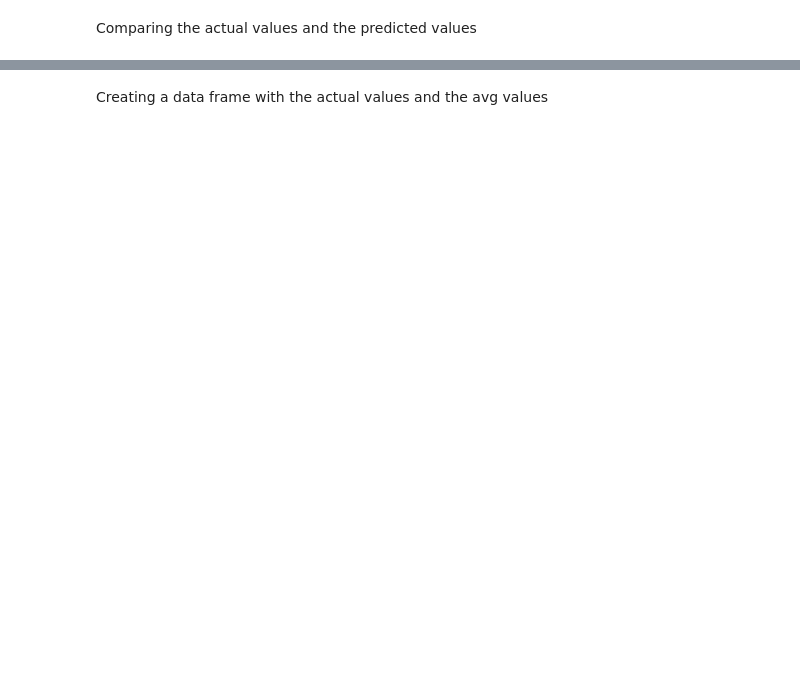
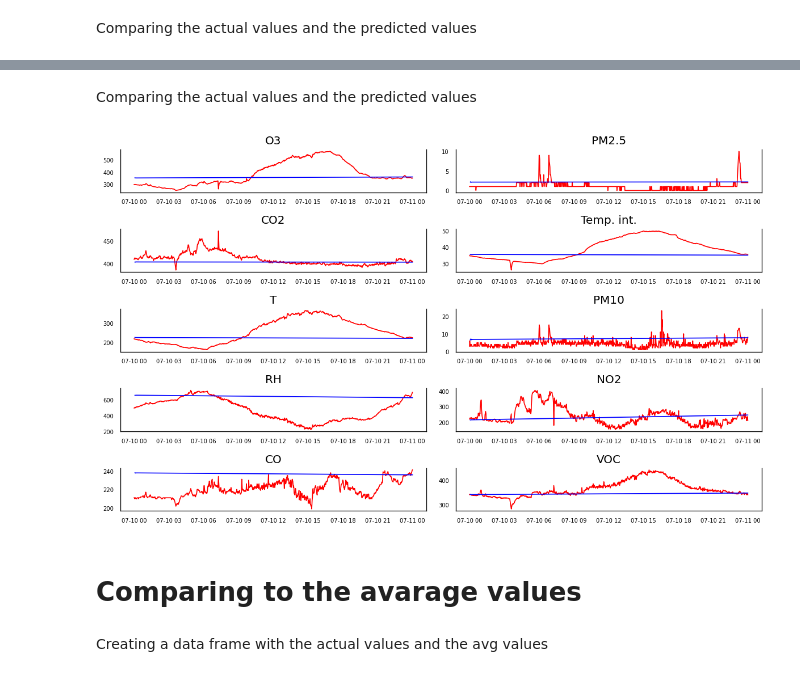
Before and after one commit to marcochisci/Anomaly_detection, a Jupyter notebook: One_Day_Anomaly_Detection.ipynb, the cells around one changed output, grey strips where cells are left out. Saved outputs shown, nothing was run; the diff lists cells and outputs as text; code cells hidden in the pictures; blank space fills up the shorter version.

```diff
--- a/One_Day_Anomaly_Detection.ipynb
+++ b/One_Day_Anomaly_Detection.ipynb
@@ -390,0 +803,6 @@ df_copy.plot(figsize=(12,5),legend=True)
+# %%
+var_train = VAR(df_train)
+var_fitresults_train = var_train.fit(selected_lag)
+# %%
+forecast_input_train = df_train.values[-(train_lenght+selected_lag):]
+forecast_train = var_fitresults_train.forecast(forecast_input_train, steps=len(df)-selected_lag)
@@ -390,0 +811,17 @@ df_copy.plot(figsize=(12,5),legend=True)
+# %%
+df_forecast_train = pd.DataFrame(forecast_train, index=df_copy.index[-(len(df_copy)-selected_lag):], columns=df_train.columns)
+# %%
+df_training= df_copy_train[0:-(len(df_copy)-(train_lenght+selected_lag))]
+def invert_transformation(df_train, df_forecast, second_diff=False):
+    """Revert back the differencing to get the forecast to original scale."""
+    df_fc = df_forecast.copy()
+    columns = df_train.columns
+    for col in columns:
+        # Roll back 2nd Diff
+        if second_diff:
+            df_fc[str(col)+'_1d'] = (df_train[col].iloc[-1]-df_train[col].iloc[-2]) + df_fc[str(col)+'_2d'].cumsum()
+        # Roll back 1st Diff
+        df_fc[str(col)] = df_train[col].iloc[-1] + df_fc[str(col)].cumsum()
+    return df_fc
+pred_train = invert_transformation(df_training, df_forecast_train, second_diff=False)
+display(pred_train)
@@ -391,3 +843,30 @@ df_copy.plot(figsize=(12,5),legend=True)
+# %% [markdown]
+Comparing the actual values and the predicted values
+# %%
+import pandas as pd
+import numpy as np
+import matplotlib.pyplot as plt
+%matplotlib inline
+
+# Plot
+fig, axes = plt.subplots(nrows=5, ncols=2, dpi=120, figsize=(10,6))
+for i, ax in enumerate(axes.flatten()):
+    data_train = df_copy[df.columns[i]]
+    data_pred=pred_train[pred_train.columns[i]]
+    ax.plot(data_train, color='red', linewidth=1)
+    ax.plot(data_pred, color='blue', linewidth=1)
+    # Decorations
+    ax.set_title(df.columns[i])
+    ax.xaxis.set_ticks_position('none')
+    ax.yaxis.set_ticks_position('none')
+    ax.spines["top"].set_alpha(0)
+    ax.tick_params(labelsize=6)
+
+plt.tight_layout();
+# %% [output]
+[figure, added]
+# %% [markdown]
+# Comparing to the avarage values
 # %% [markdown]
 Creating a data frame with the actual values and the avg values
 # %%
```
Also changed, not shown: parts of 38 cells of this notebook.
